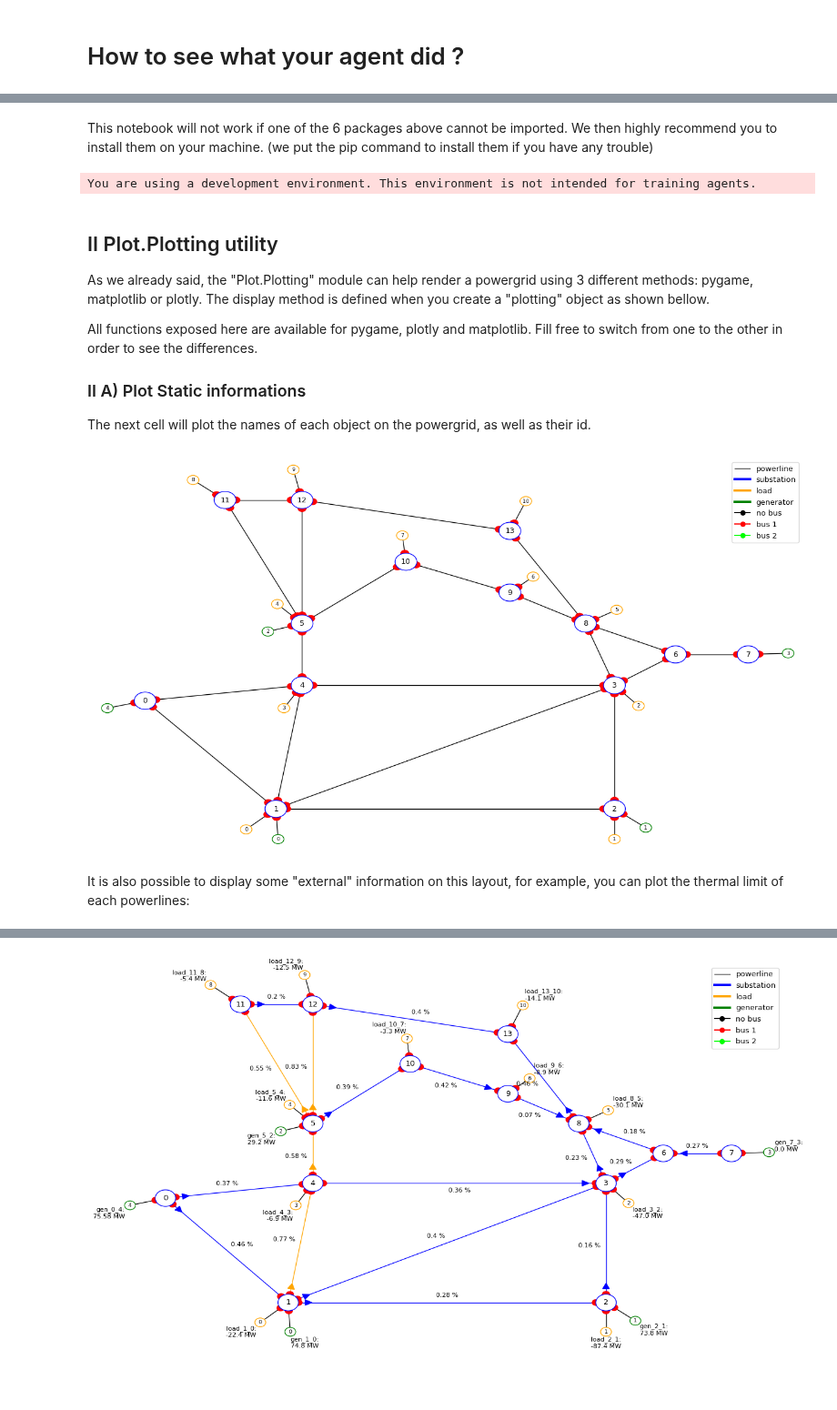
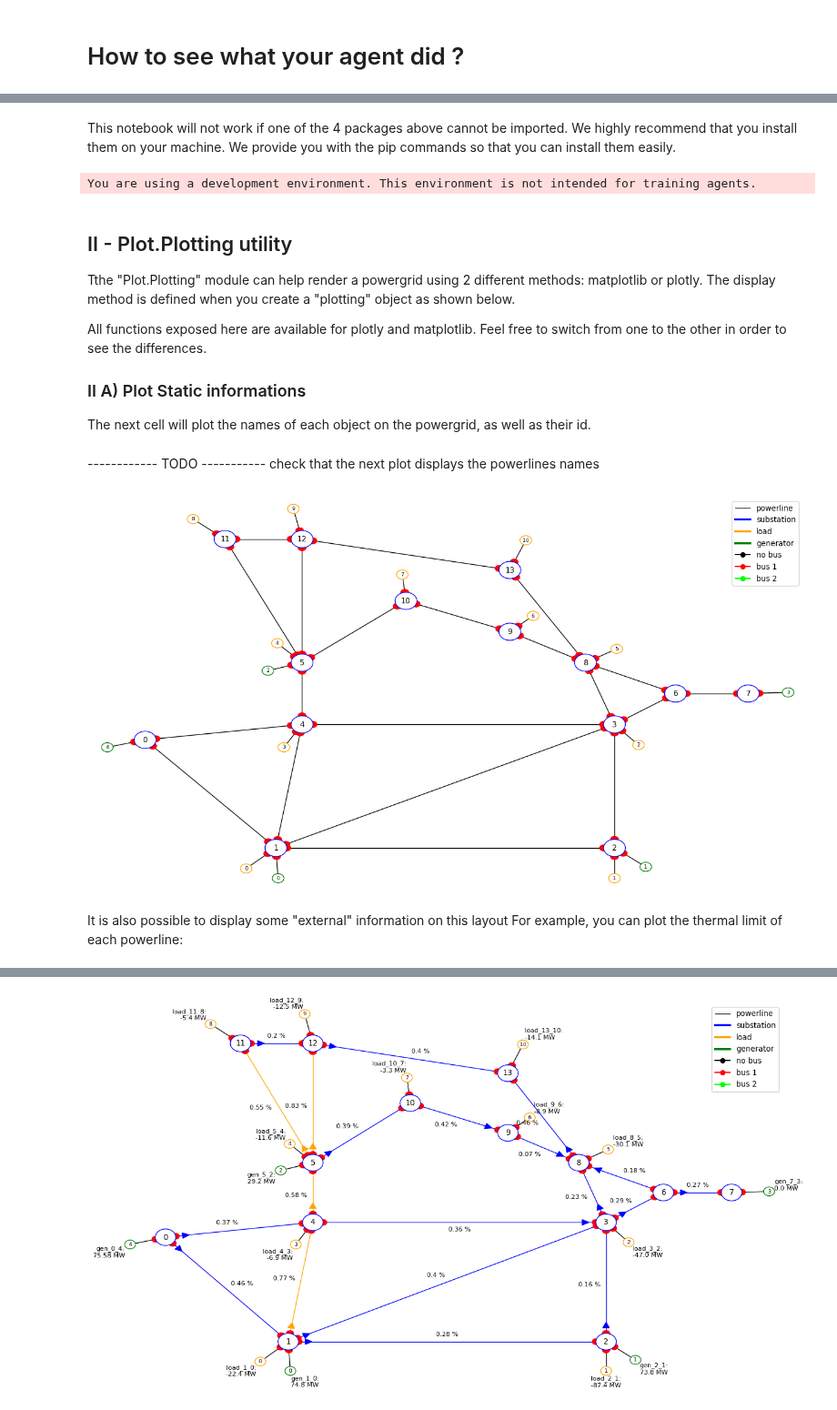
Before and after one commit to Grid2op/grid2op, a Jupyter notebook: getting_started/7_PlottingCapabilities.ipynb, the cells around one changed output, grey strips where cells are left out. Shown at 91% size. Saved outputs shown, nothing was run; the diff lists cells and outputs as text; code cells hidden in the pictures; blank space fills up the shorter version.

Commit message:
update notebook 7

```diff
--- a/getting_started/7_PlottingCapabilities.ipynb
+++ b/getting_started/7_PlottingCapabilities.ipynb
@@ -20,30 +20,33 @@ import seaborn as sns # pip install seaborn
 import plotly.graph_objects as go  # pip install plotly
 import imageio  # pip install imageio
 # %% [markdown]
-This notebook will not work if one of the 6 packages above cannot be imported. We then highly recommend you to install them on your machine. (we put the pip command to install them if you have any trouble)
+This notebook will not work if one of the 4 packages above cannot be imported. We highly recommend that you install them on your machine. We provide you with the pip commands so that you can install them easily.
 # %%
 import grid2op
 env = grid2op.make(test=True)
 # %% [output]
 You are using a development environment. This environment is not intended for training agents.
 # %% [markdown]
-## II Plot.Plotting utility
+## II - Plot.Plotting utility
 
-As we already said, the "Plot.Plotting" module can help render a powergrid using 3 different methods: pygame, matplotlib or plotly. The display method is defined when you create a "plotting" object as shown bellow.
+Tthe "Plot.Plotting" module can help render a powergrid using 2 different methods: matplotlib or plotly. The display method is defined when you create a "plotting" object as shown below.
 
-All functions exposed here are available for pygame, plotly and matplotlib. Fill free to switch from one to the other in order to see the differences.
+All functions exposed here are available for plotly and matplotlib. Feel free to switch from one to the other in order to see the differences.
 
 
 ### II A) Plot Static informations
 The next cell will plot the names of each object on the powergrid, as well as their id.
+# %% [markdown]
+------------ TODO ----------- check that the next plot displays the powerlines names
 # %%
 from grid2op.PlotGrid import PlotMatplot
 plot_helper = PlotMatplot(env.observation_space)
+line_ids = [int(i) for i in range(env.n_line)]
 fig_layout = plot_helper.plot_layout()
 # %% [output]
-[figure, old version]
+[figure, new version]
 # %% [markdown]
-It is also possible to display some "external" information on this layout, for example, you can plot the thermal limit of each powerlines:
+It is also possible to display some "external" information on this layout For example, you can plot the thermal limit of each powerline:
 # %%
 fig_info = plot_helper.plot_info(line_values=env._thermal_limit_a)
 # %% [output]
```
Also changed, not shown: parts of 23 cells of this notebook, 2 other files.
